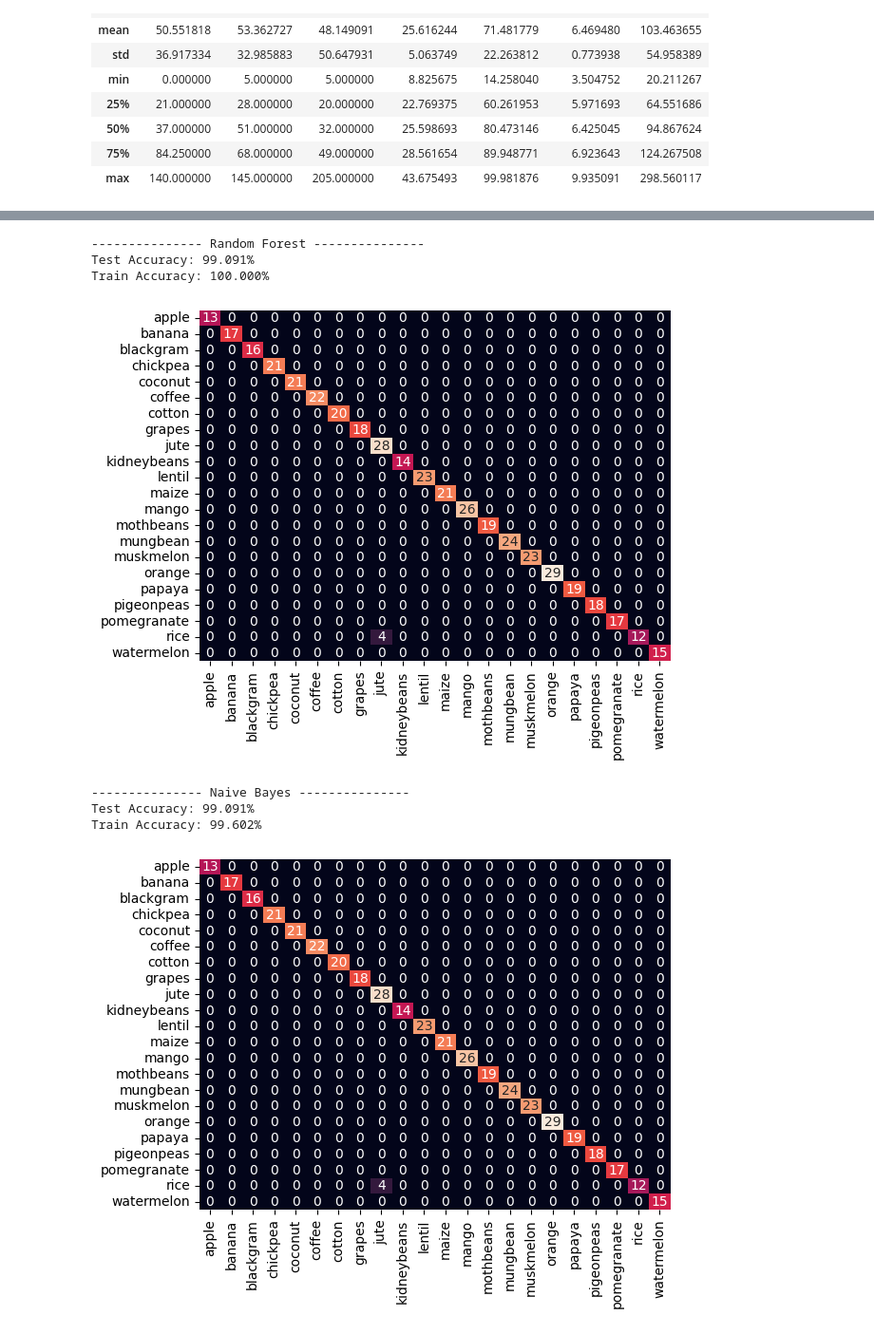
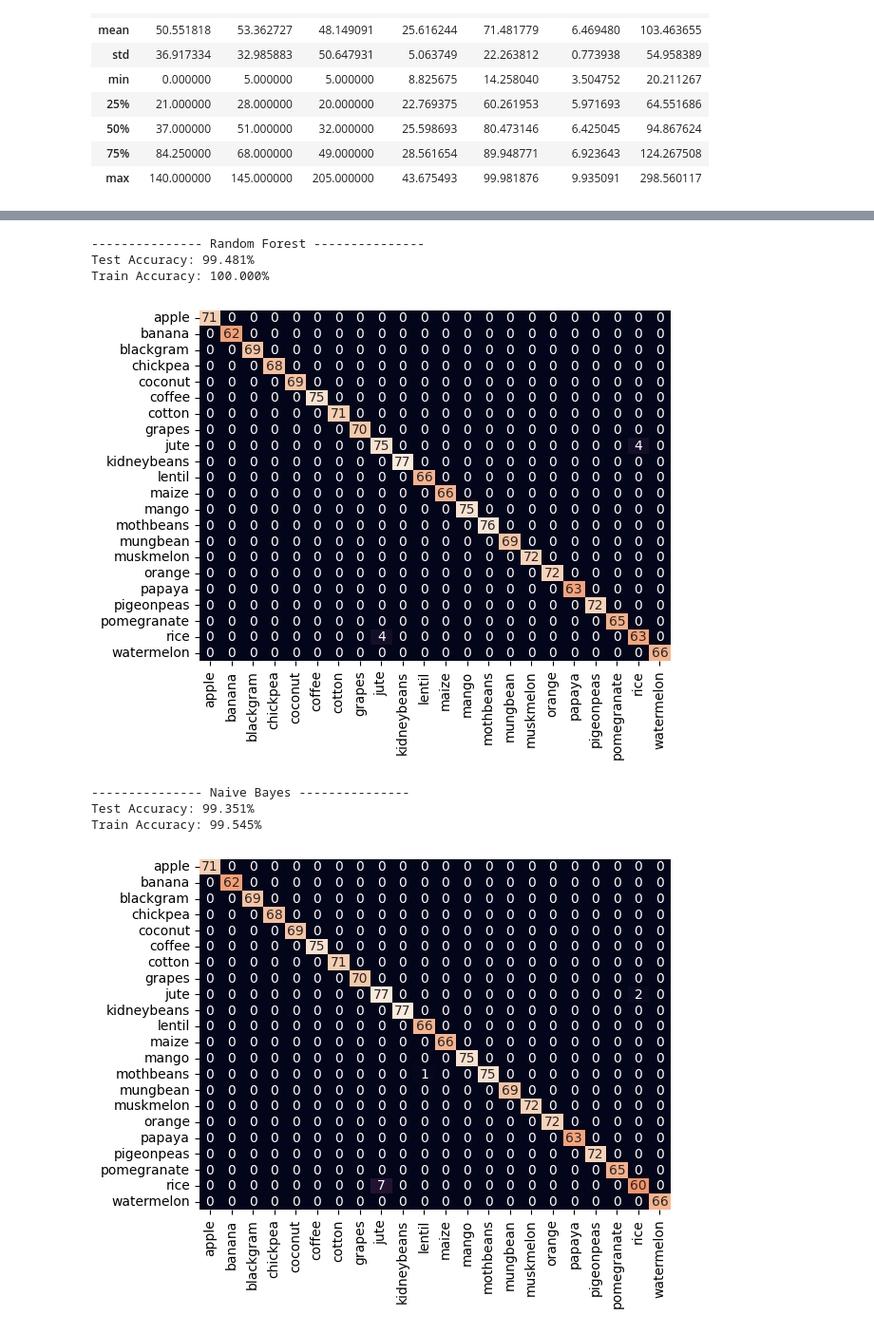
Before and after one commit to erga-labs/eco-grow-ml-models, a Jupyter notebook: model.ipynb, the cells around one changed output, grey strips where cells are left out. Shown at 95% size. Cells and saved outputs as stored; diff of their text form; code cells hidden in the pictures.

```diff
--- a/model.ipynb
+++ b/model.ipynb
@@ -35,7 +35,7 @@ df.describe()
 # %%
 features = df[['N', 'P', 'K', 'temperature', 'humidity', 'ph', 'rainfall']]
 target = df['label']
-Xtrain, Xtest, Ytrain, Ytest = train_test_split(features,target,test_size=0.2,random_state=2)
+Xtrain, Xtest, Ytrain, Ytest = train_test_split(features,target,test_size=0.7,random_state=2)
 # %%
 
 analysis = {
@@ -85,20 +85,24 @@ model.fit(Xtrain, Ytrain)
 evaluate_model(model, 'Random Forest', indepth=False)
 # %% [output]
 --------------- Random Forest ---------------
-Test Accuracy: 99.091%
+Test Accuracy: 99.481%
 Train Accuracy: 100.000%
-[figure, old version]
+[figure, new version]
 # %%
 from sklearn.naive_bayes import GaussianNB
 
 model = GaussianNB()
 model.fit(Xtrain, Ytrain)
 evaluate_model(model, 'Naive Bayes', indepth=False)
+
+import pickle
+with open('naive_bayes_model.pkl', 'wb') as file:
+    pickle.dump(model, file)
 # %% [output]
 --------------- Naive Bayes ---------------
-Test Accuracy: 99.091%
-Train Accuracy: 99.602%
+Test Accuracy: 99.351%
+Train Accuracy: 99.545%
-[figure, old version]
+[figure, new version]
 # %%
 from sklearn.neighbors import KNeighborsClassifier
 
```
Also changed, not shown: parts of 7 cells of this notebook, 4 other files.
